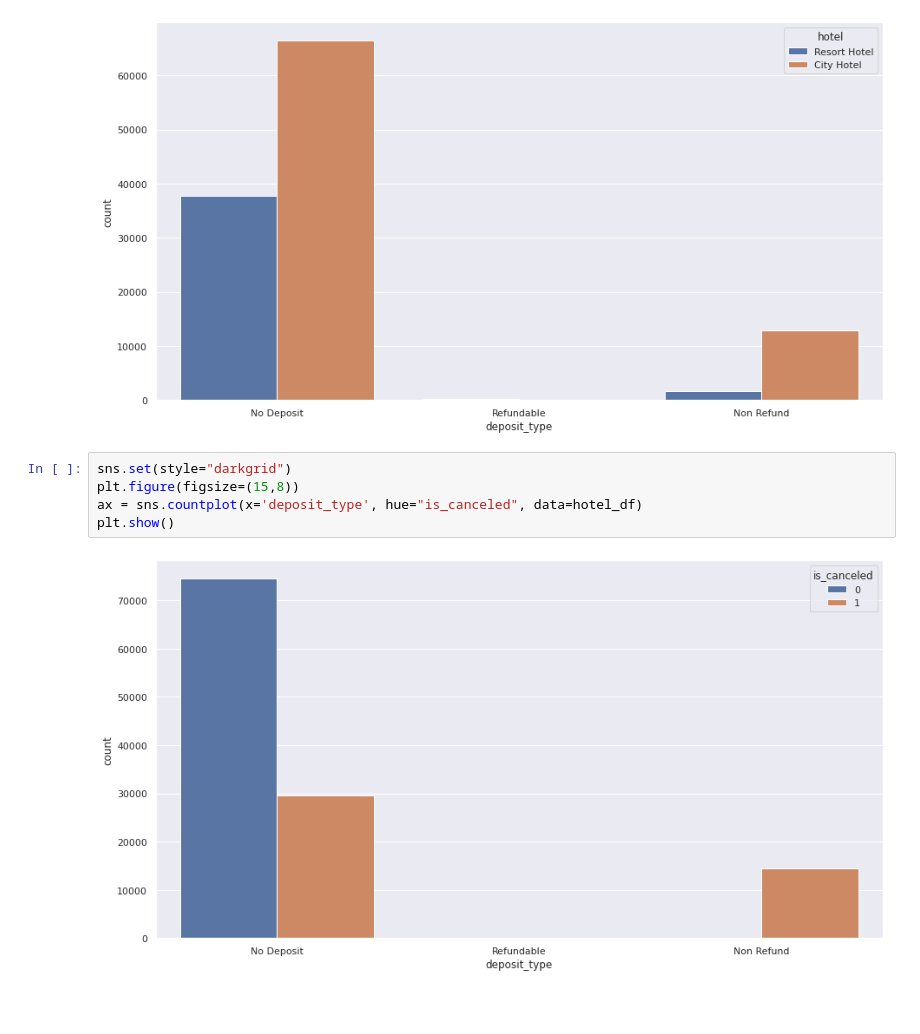
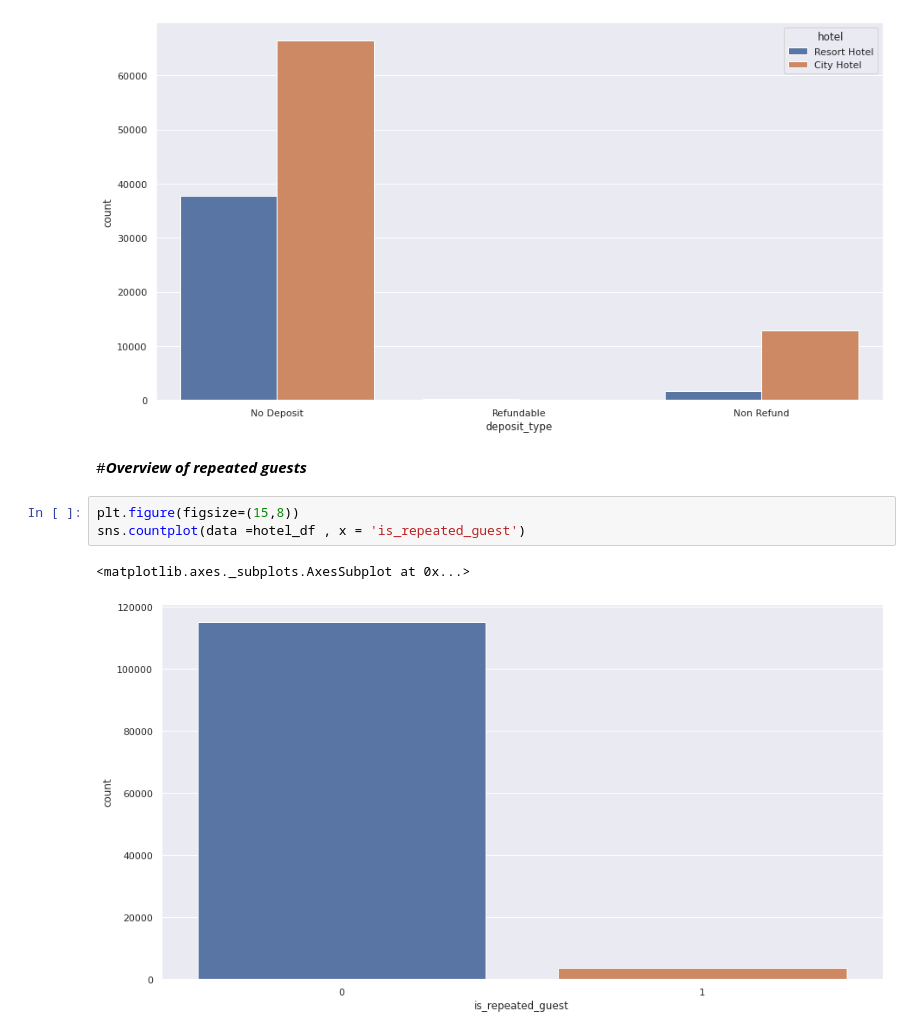
Before and after one commit to SuvirKapse/Hotel-Booking-Analysis, a Jupyter notebook: Suvir_kapse_Hotel_Booking_Analysis_Capstone_Project.ipynb, the cells around one changed output. Saved outputs shown, nothing was run; the diff lists cells and outputs as text; blank space fills up the shorter version.

```diff
--- a/Suvir_kapse_Hotel_Booking_Analysis_Capstone_Project.ipynb
+++ b/Suvir_kapse_Hotel_Booking_Analysis_Capstone_Project.ipynb
@@ -271,10 +337,11 @@ ax = sns.countplot(x='deposit_type', hue="hotel", data=hotel_df)
 plt.show()
 # %% [output]
 [figure]
+# %% [markdown]
+#***Overview of repeated guests***
 # %%
-sns.set(style="darkgrid")
 plt.figure(figsize=(15,8))
-ax = sns.countplot(x='deposit_type', hue="is_canceled", data=hotel_df)
-plt.show()
+sns.countplot(data =hotel_df , x = 'is_repeated_guest')
 # %% [output]
+<matplotlib.axes._subplots.AxesSubplot at 0x...>
-[figure, old version]
+[figure, new version]
```
Also changed, not shown: parts of 9 cells of this notebook.
